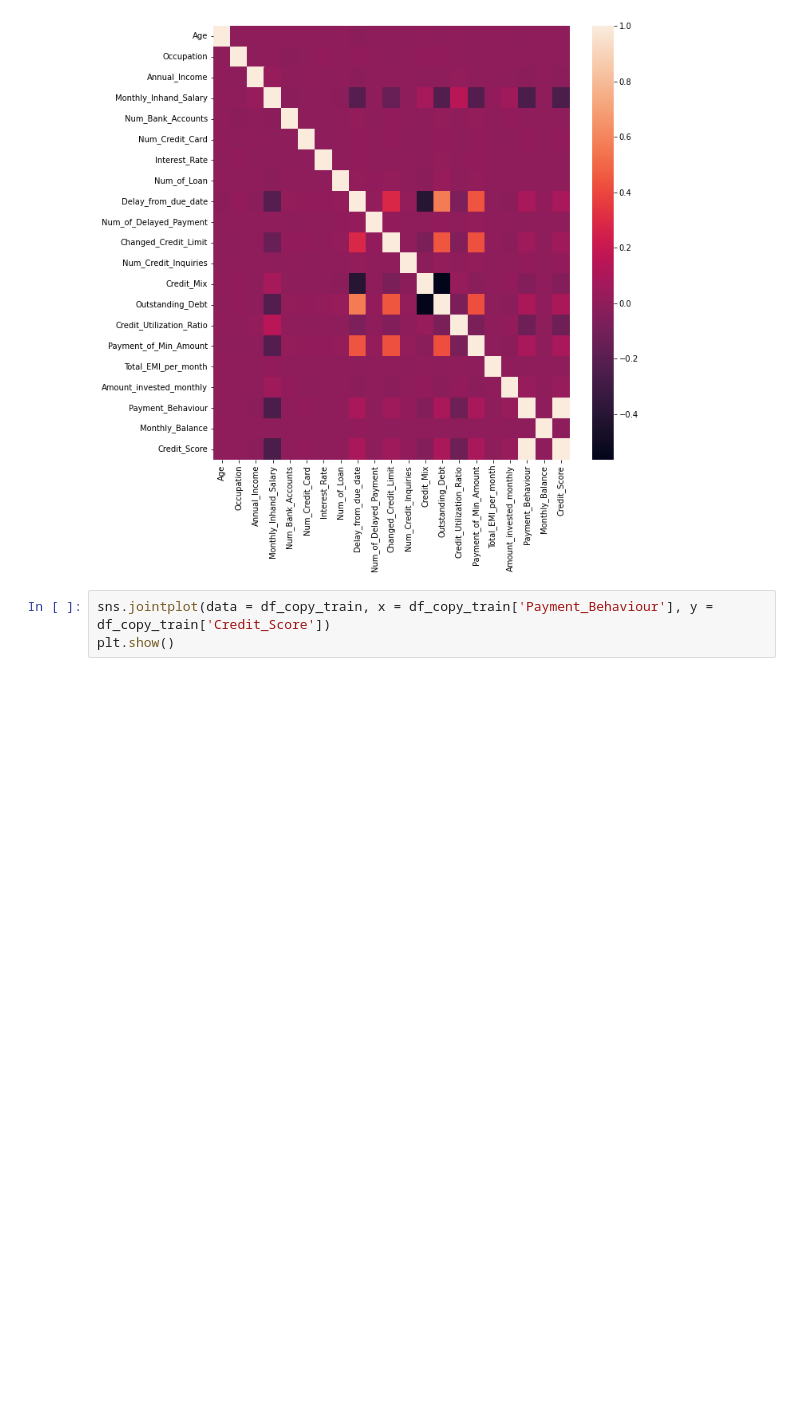
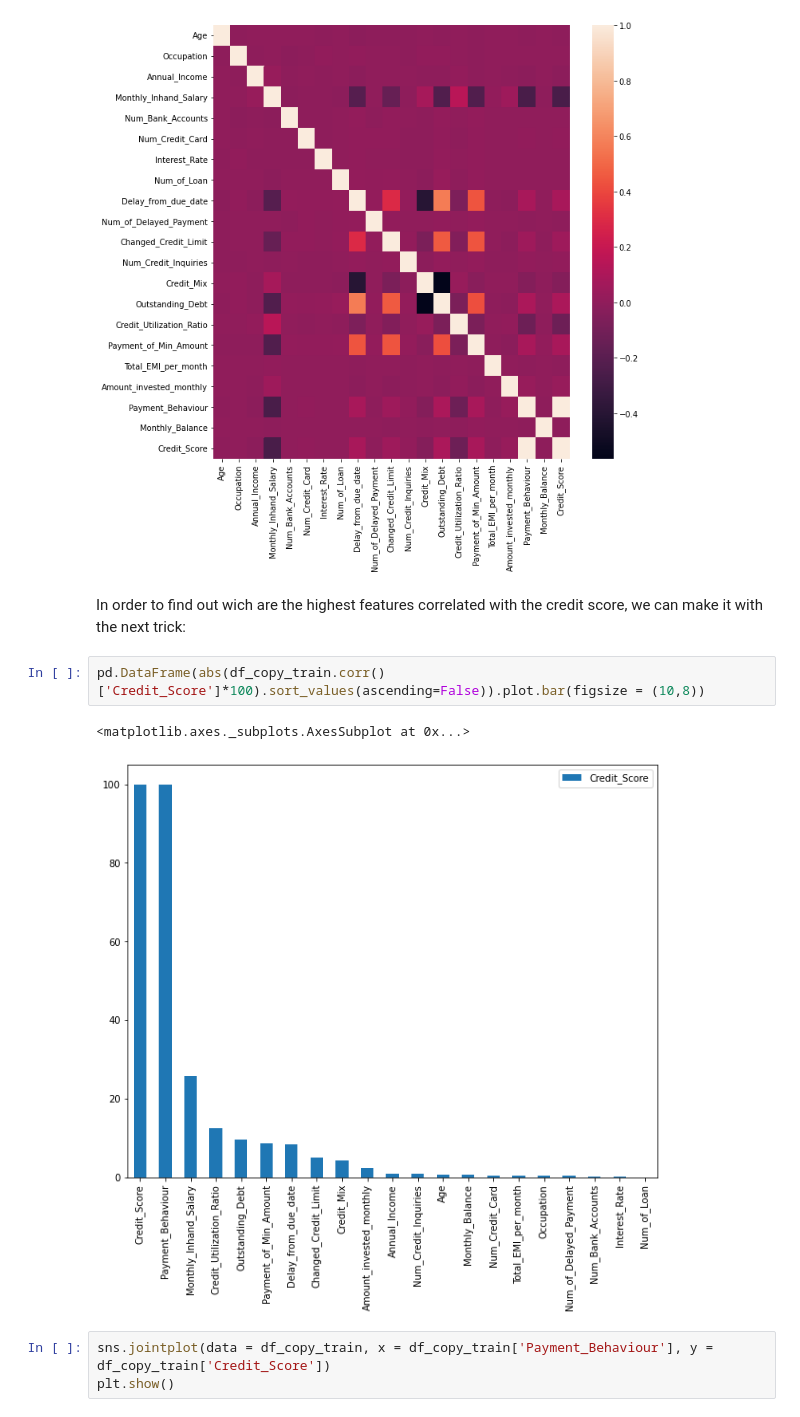
Before and after one commit to earo12/Credit-Score-Classification, a Jupyter notebook: Credit_Score_Classification.ipynb, the cells around one changed output. Cells and saved outputs as stored; diff of their text form; blank space fills up the shorter version.

Commit message:
Added plot bar of correlation

```diff
--- a/Credit_Score_Classification.ipynb
+++ b/Credit_Score_Classification.ipynb
@@ -531,6 +531,13 @@ sns.heatmap(df_copy_train.corr(), annot = False)
 plt.show()
 # %% [output]
 [figure]
+# %% [markdown]
+In order to find out wich are the highest features correlated with the credit score, we can make it with the next trick:
+# %%
+pd.DataFrame(abs(df_copy_train.corr()['Credit_Score']*100).sort_values(ascending=False)).plot.bar(figsize = (10,8))
+# %% [output]
+<matplotlib.axes._subplots.AxesSubplot at 0x...>
+[figure, added]
 # %%
 sns.jointplot(data = df_copy_train, x = df_copy_train['Payment_Behaviour'], y = df_copy_train['Credit_Score'])
 plt.show()
```
Also changed, not shown: parts of 7 cells of this notebook.
